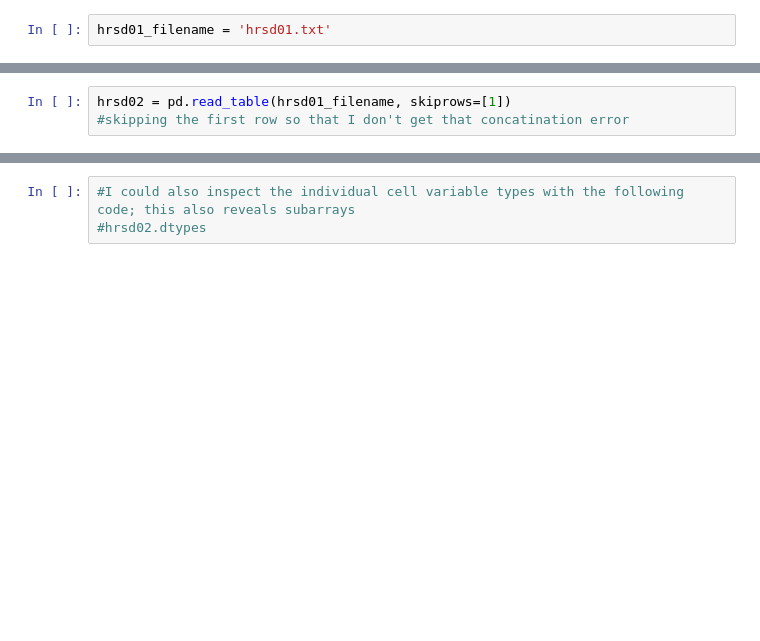
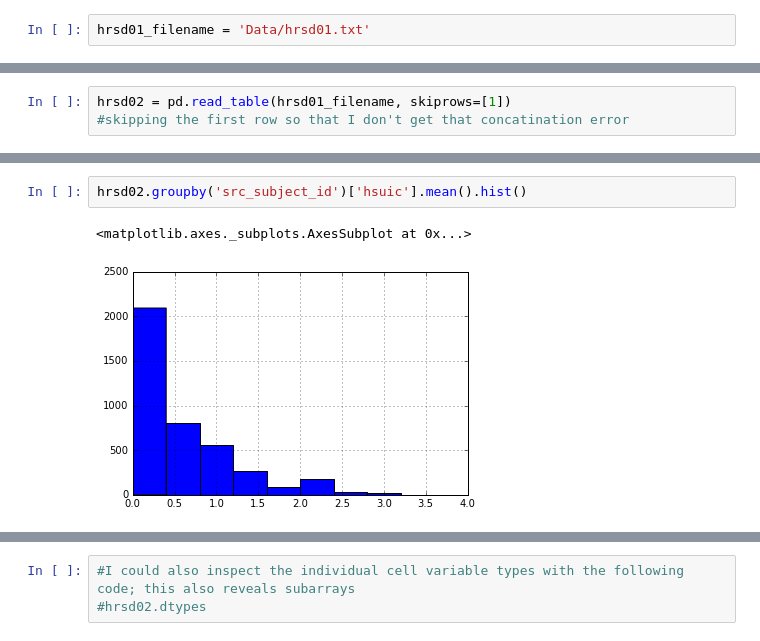
Before and after one commit to mementomori116/STARD, a Jupyter notebook: Ham-D17 Vis_stripped.ipynb, the cells around one changed output, grey strips where cells are left out. Drawn from its saved outputs; the diff is of its cells as text; blank space fills up the shorter version.

Commit message:
further explorations of the hrsd dataset

```diff
--- a/Ham-D17 Vis_stripped.ipynb
+++ b/Ham-D17 Vis_stripped.ipynb
@@ -11,7 +11,7 @@ pd.options.display.max_rows = 999
 pd.options.display.max_columns = 999
 %matplotlib inline
 # %%
-hrsd01_filename = 'hrsd01.txt'
+hrsd01_filename = 'Data/hrsd01.txt'
 # %%
 hrsd01 = pd.read_table(hrsd01_filename)
 # %% [markdown]
@@ -40,2 +118,7 @@ hrsd02.shape
+# %%
+hrsd02.groupby('src_subject_id')['hsuic'].mean().hist()
+# %% [output]
+<matplotlib.axes._subplots.AxesSubplot at 0x...>
+[figure, added]
 # %%
 hrsd02.hdtot_r.hist(bins=np.linspace(0., 50., 100))
```
Also changed, not shown: parts of 18 cells of this notebook.
